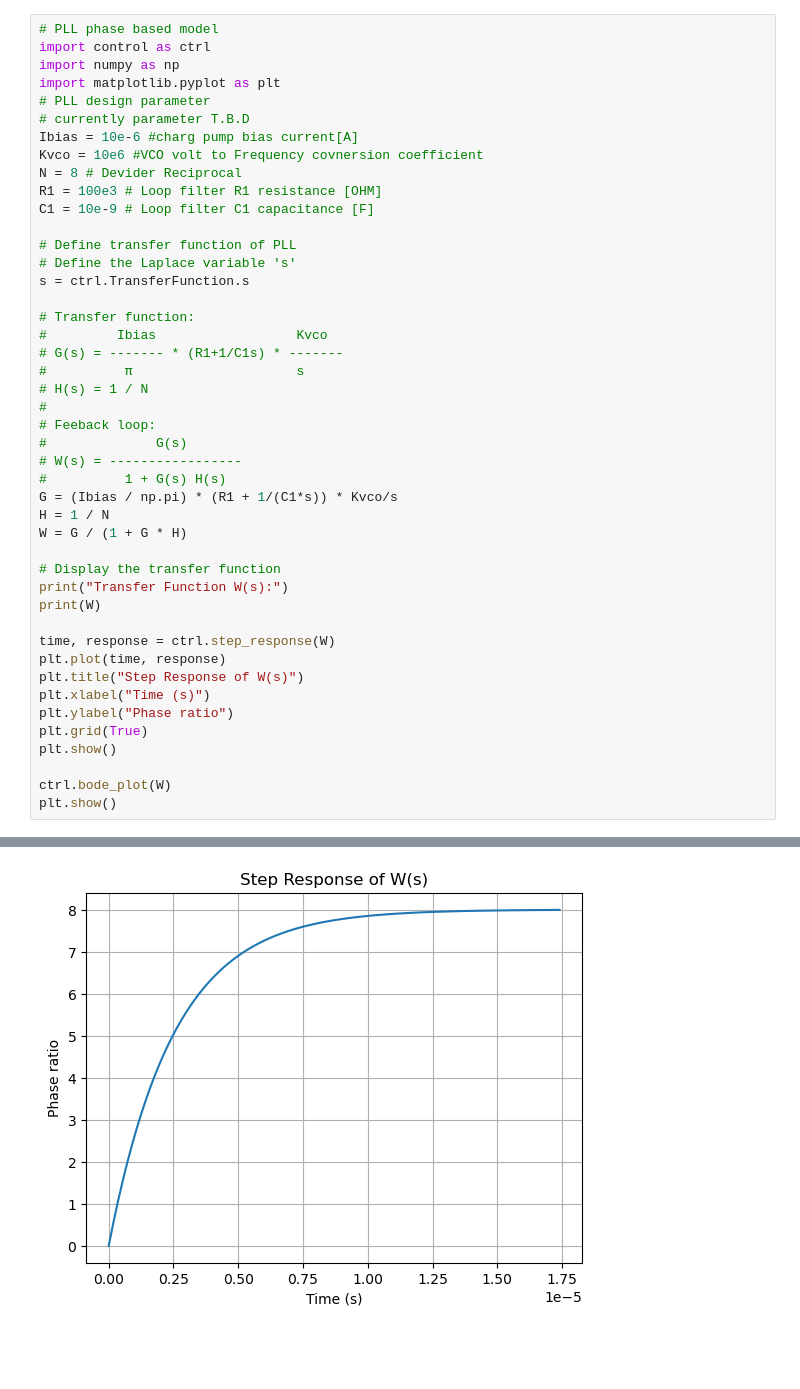
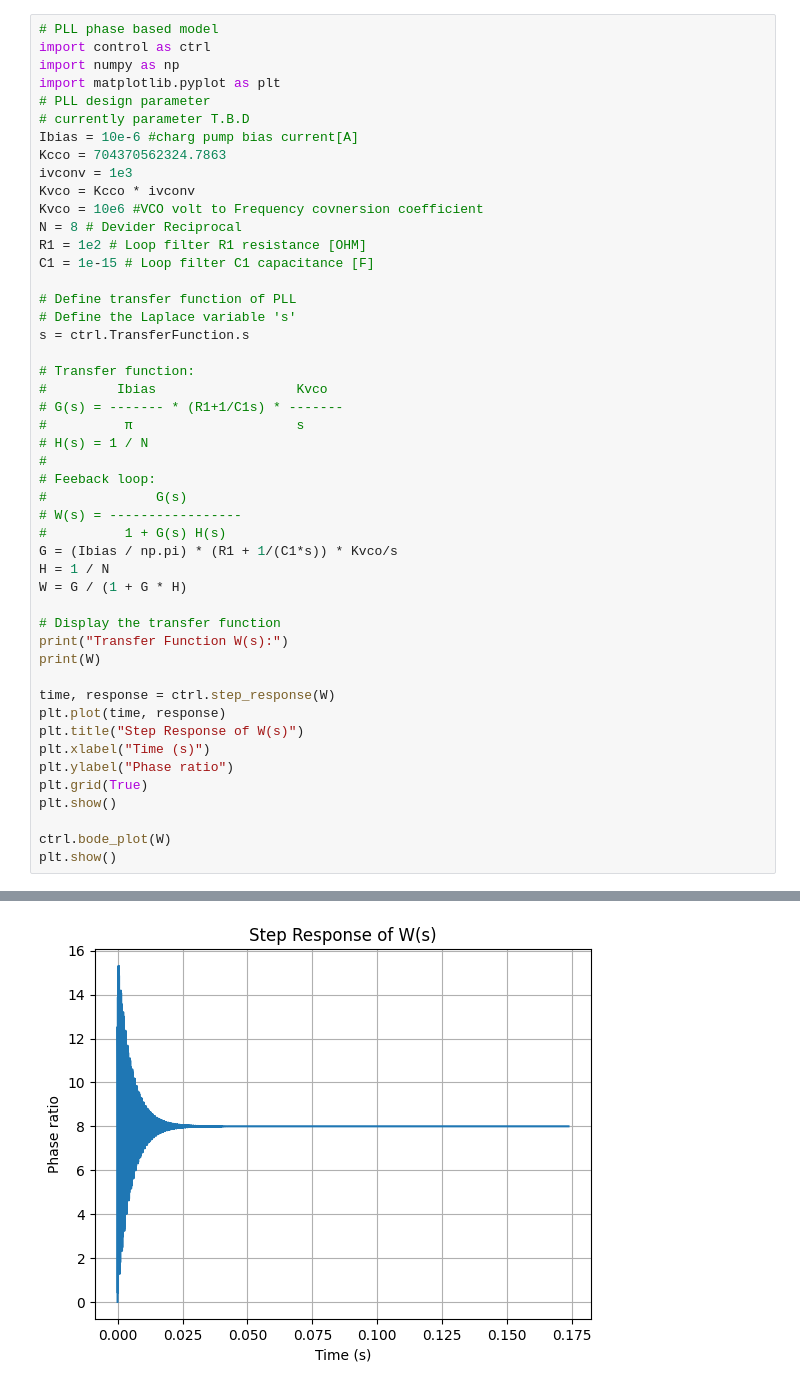
Before and after one commit to yutaka-kotani-stj/2026_sscs_gf180, a Jupyter notebook: designs/libs/model_pll/pll_phase_based.ipynb, the cells around one changed output, grey strips where cells are left out. Cells and saved outputs as stored; diff of their text form; blank space fills up the shorter version.

```diff
--- a/designs/libs/model_pll/pll_phase_based.ipynb
+++ b/designs/libs/model_pll/pll_phase_based.ipynb
@@ -6,10 +6,13 @@ import matplotlib.pyplot as plt
 # PLL design parameter
 # currently parameter T.B.D
 Ibias = 10e-6 #charg pump bias current[A]
+Kcco = 704370562324.7863
+ivconv = 1e3
+Kvco = Kcco * ivconv
 Kvco = 10e6 #VCO volt to Frequency covnersion coefficient
 N = 8 # Devider Reciprocal
-R1 = 100e3 # Loop filter R1 resistance [OHM]
-C1 = 10e-9 # Loop filter C1 capacitance [F]
+R1 = 1e2 # Loop filter R1 resistance [OHM]
+C1 = 1e-15 # Loop filter C1 capacitance [F]
 
 # Define transfer function of PLL
 # Define the Laplace variable 's'
@@ -55 +58 @@ Outputs (1): ['y[0]']
-[figure, old version]
+[figure, new version]
```
Also changed, not shown: parts of 1 cell of this notebook, 1 other file.
